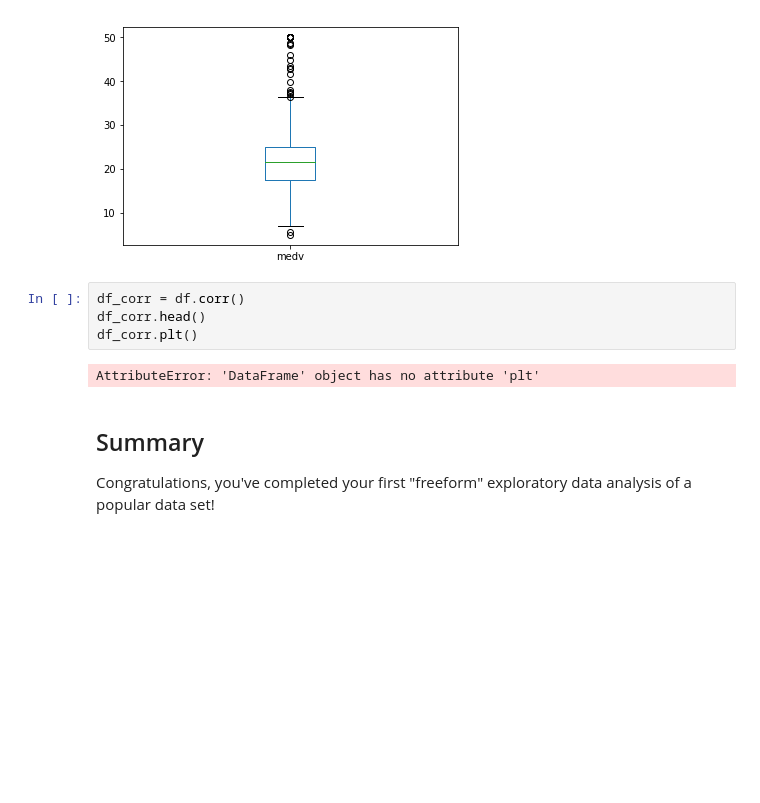
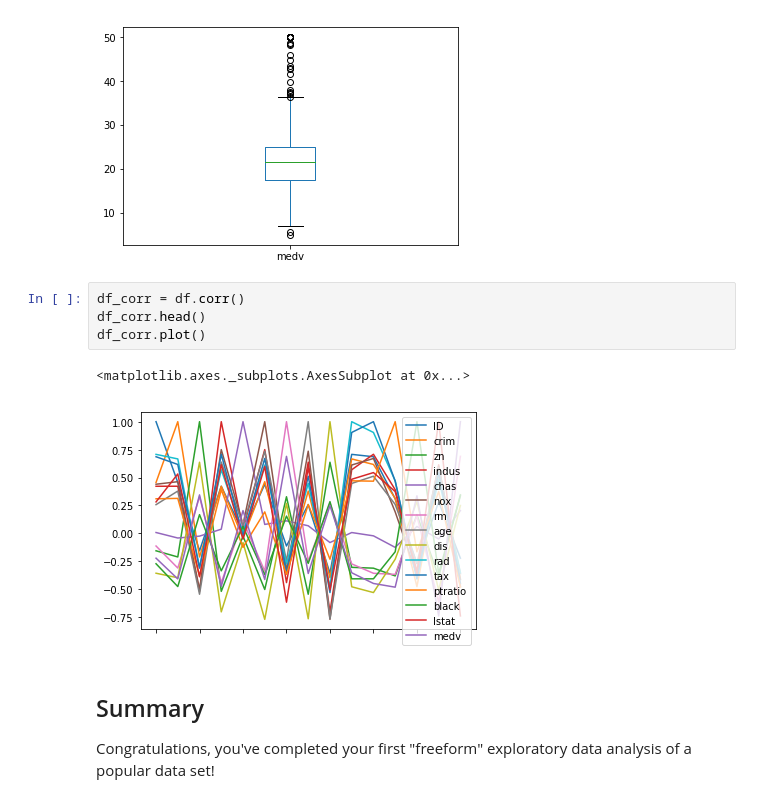
Before and after one commit to Rimab55/dsc-1-03-16-eda-with-pandas-using-the-boston-housing-data-lab-nyc-ds-career-012819, a Jupyter notebook: index.ipynb, the cells around one changed output. Cells and saved outputs as stored; diff of their text form; blank space fills up the shorter version.

```diff
--- a/index.ipynb
+++ b/index.ipynb
@@ -153,9 +153,10 @@ df.medv.plot(kind='box')
 # %%
 df_corr = df.corr()
 df_corr.head()
-df_corr.plt()
+df_corr.plot()
 # %% [output]
-AttributeError: 'DataFrame' object has no attribute 'plt'
+<matplotlib.axes._subplots.AxesSubplot at 0x...>
+[figure, added]
 # %% [markdown]
 ## Summary
 
```
